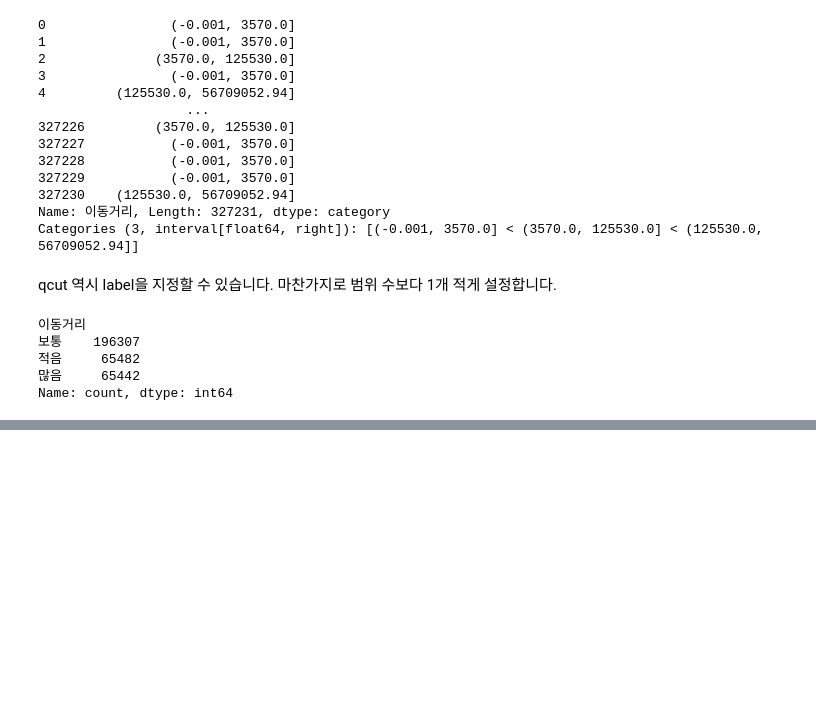
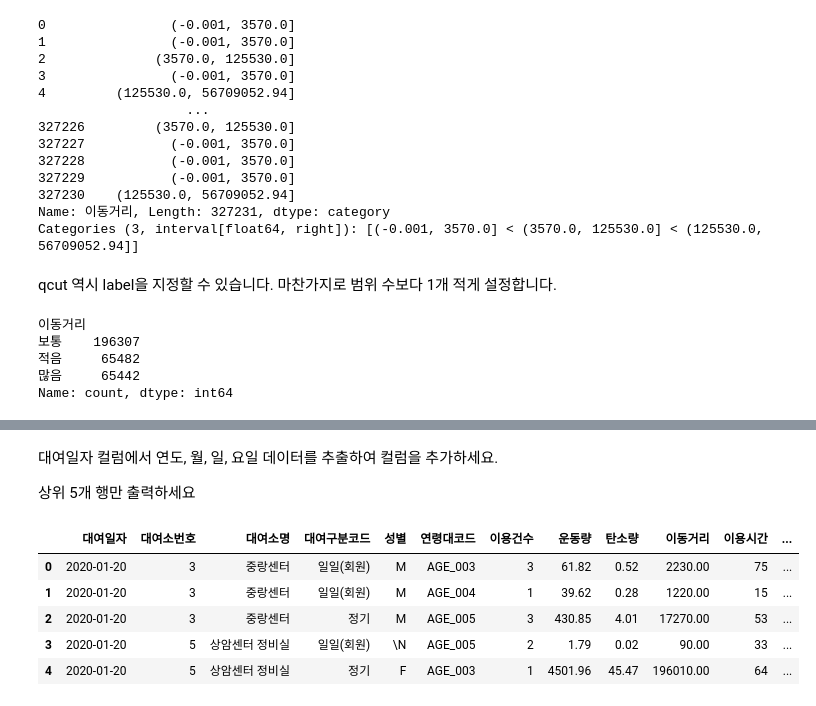
Before and after one commit to froggy-hyun/pandas_note, a Jupyter notebook: 05. 데이터 전처리, 추가, 삭제, 변환(with타이타닉호, 공공 데이터).ipynb, the cells around one changed output, grey strips where cells are left out. Saved outputs shown, nothing was run; the diff lists cells and outputs as text; code cells hidden in the pictures; blank space fills up the shorter version.

```diff
--- a/05. 데이터 전처리, 추가, 삭제, 변환(with타이타닉호, 공공 데이터).ipynb
+++ b/05. 데이터 전처리, 추가, 삭제, 변환(with타이타닉호, 공공 데이터).ipynb
@@ -711,0 +854,3 @@ Name: count, dtype: int64
+# %%
+df2 = pd.read_csv('data/서울시자전거/seoul_bicycle.csv')
+df2.head()
@@ -711,0 +864,18 @@ Name: count, dtype: int64
+# %% [markdown]
+대여일자 컬럼에서 연도, 월, 일, 요일 데이터를 추출하여 컬럼을 추가하세요.
+
+상위 5개 행만 출력하세요
+# %%
+df2['대여일자'] = pd.to_datetime(df2['대여일자'])
+df2['연도'] = df2['대여일자'].dt.year
+df2['월'] = df2['대여일자'].dt.month
+df2['일'] = df2['대여일자'].dt.day
+df2['요일'] = df2['대여일자'].dt.dayofweek
+df2.head()
+# %% [output]
+|  | 대여일자 | 대여소번호 | 대여소명 | 대여구분코드 | 성별 | 연령대코드 | 이용건수 | 운동량 | 탄소량 | 이동거리 | 이용시간 | ... |
+| 0 | 2020-01-20 | 3 | 중랑센터 | 일일(회원) | M | AGE_003 | 3 | 61.82 | 0.52 | 2230.00 | 75 | ... |
+| 1 | 2020-01-20 | 3 | 중랑센터 | 일일(회원) | M | AGE_004 | 1 | 39.62 | 0.28 | 1220.00 | 15 | ... |
+| 2 | 2020-01-20 | 3 | 중랑센터 | 정기 | M | AGE_005 | 3 | 430.85 | 4.01 | 17270.00 | 53 | ... |
+| 3 | 2020-01-20 | 5 | 상암센터 정비실 | 일일(회원) | \N | AGE_005 | 2 | 1.79 | 0.02 | 90.00 | 33 | ... |
+| 4 | 2020-01-20 | 5 | 상암센터 정비실 | 정기 | F | AGE_003 | 1 | 4501.96 | 45.47 | 196010.00 | 64 | ... |
```
Also changed, not shown: parts of 27 cells of this notebook.
